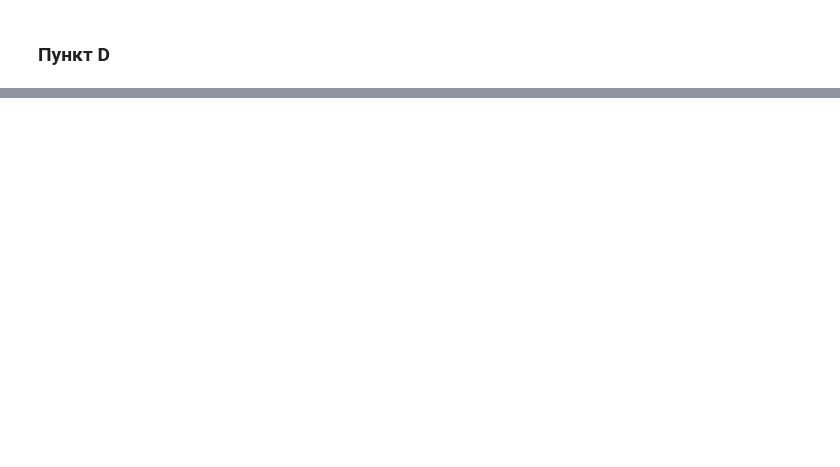
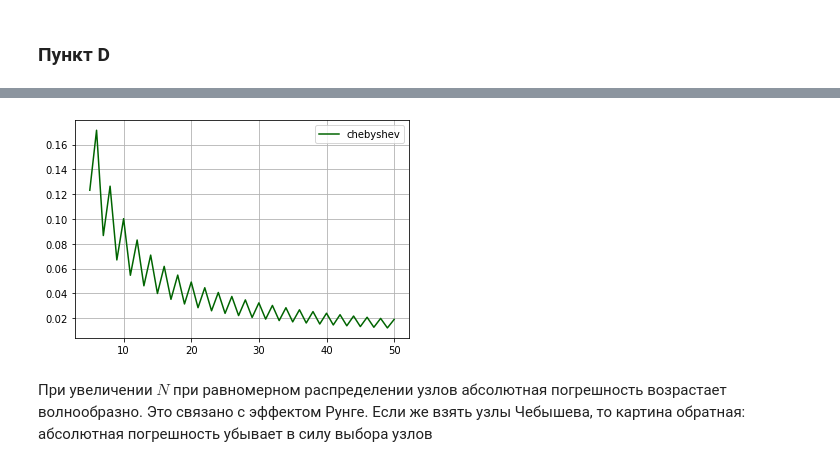
Before and after one commit to kot239/numerical-methods, a Jupyter notebook: ТарабондаГ-3.ipynb, the cells around one changed output, grey strips where cells are left out. Cells and saved outputs as stored; diff of their text form; code cells hidden in the pictures; blank space fills up the shorter version.

```diff
--- a/ТарабондаГ-3.ipynb
+++ b/ТарабондаГ-3.ipynb
@@ -102,0 +148,11 @@ SyntaxError: invalid syntax (<ipython-input-9-455680ca2399>, line 1)
+# %%
+xm = 1
+max_errors_chebyshev_m = [find_max_error_of_func_chebyshev_m(xm, N) for N in Ns]
+plt.plot(Ns, max_errors_chebyshev_m, color='darkgreen', label='chebyshev')
+plt.grid()
+plt.legend()
+plt.show()
+# %% [output]
+[figure, added]
+# %% [markdown]
+При увеличении $N$ при равномерном распределении узлов абсолютная погрешность возрастает волнообразно. Это связано с эффектом Рунге. Если же взять узлы Чебышева, то картина обратная: абсолютная погрешность убывает в силу выбора узлов
```
Also changed, not shown: parts of 15 cells of this notebook.
